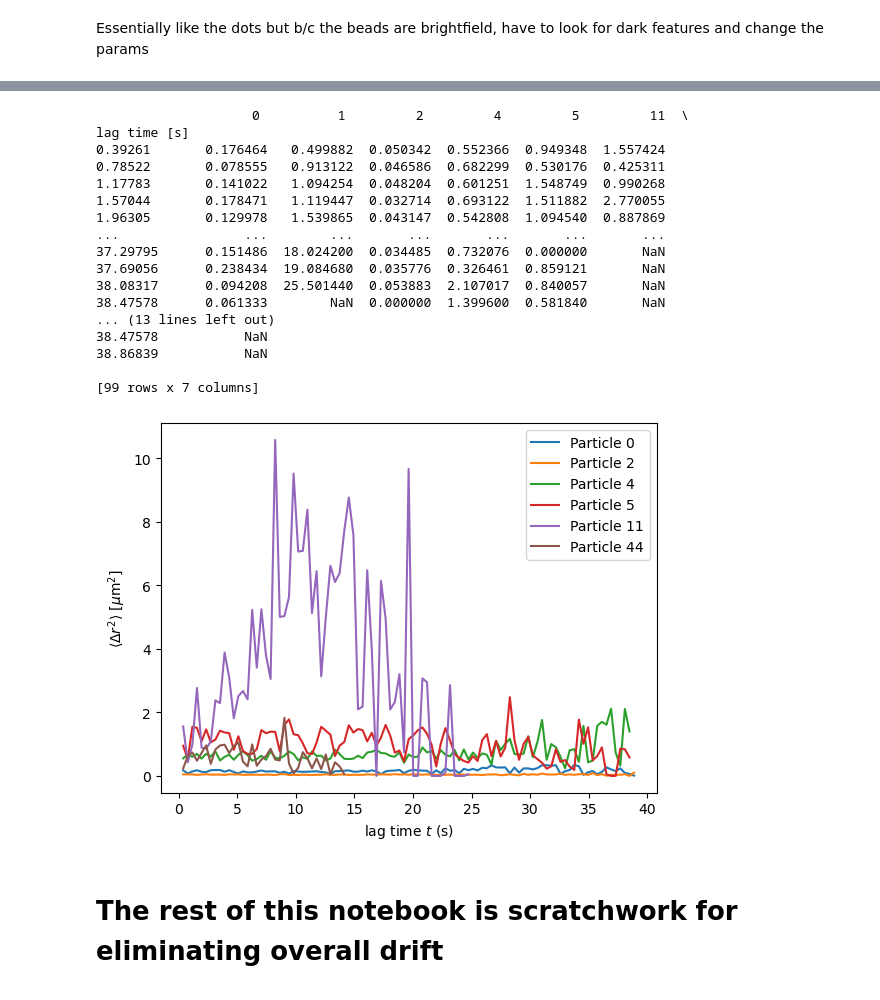
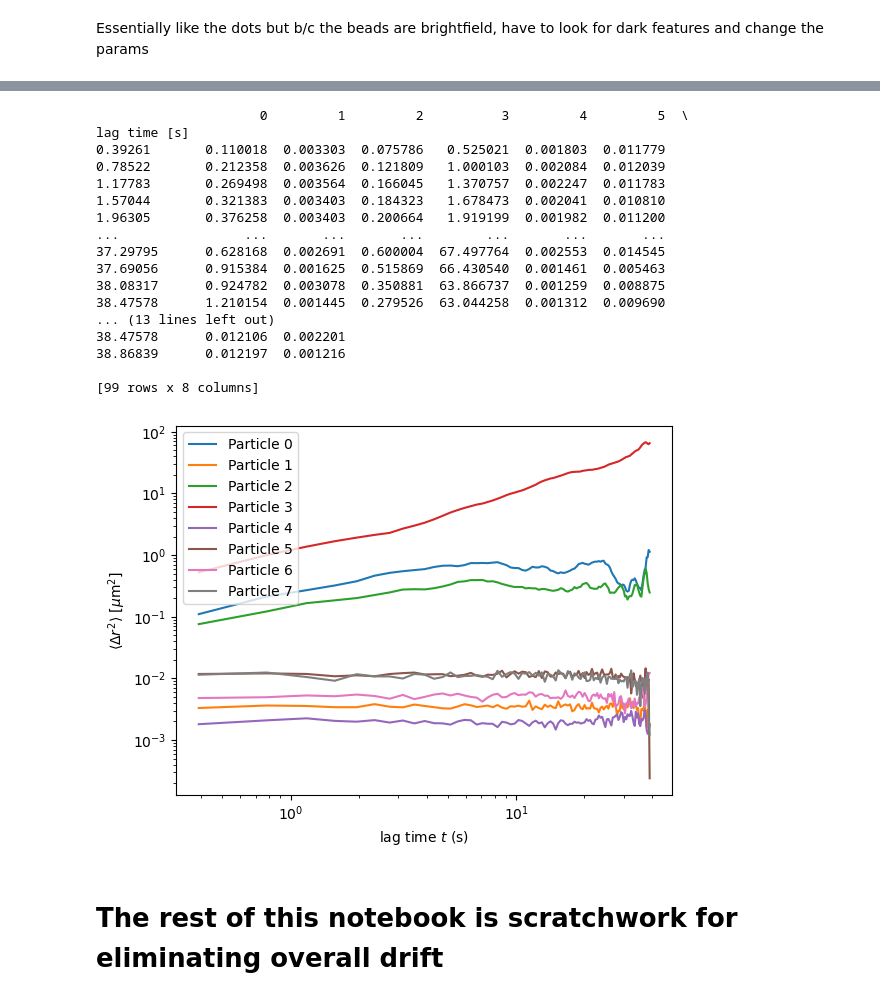
Before and after one commit to UW-Quantum-Defect-Lab/qdmodel, a Jupyter notebook: qdanalysis/andor_tracking_analysis.ipynb, the cells around one changed output, grey strips where cells are left out. Saved outputs shown, nothing was run; the diff lists cells and outputs as text; code cells hidden in the pictures.

```diff
--- a/qdanalysis/andor_tracking_analysis.ipynb
+++ b/qdanalysis/andor_tracking_analysis.ipynb
@@ -185,9 +186,9 @@ Using a radius of 5 px
 # %%
 # find the features for all frames
-features = tp.batch(frames, r, minmass=minmass, threshold=threshold, percentile = percentile)
+features = tp.batch(frames, r, minmass=minmass, threshold=threshold, percentile = percentile, invert = True)
 t = tp.link(features, 10, memory=5)
 # the value keeps only trajectories that last at least n frames
-t1 = tp.filter_stubs(t, 10)
+t1 = tp.filter_stubs(t, 5)
 # Compare the number of particles in the unfiltered and filtered data.
 print('Before:', t['particle'].nunique())
 print('After:', t1['particle'].nunique())
@@ -201,34 +203,34 @@ After: 7
 # %%
 im = tp.imsd(t1, micron_per_pixel, 1/data.CycleTime)  # microns per pixel = 100/285., frames per second = 24
 fig, ax = plt.subplots()
 for particle in im.columns:
-       if particle != 1:
+       if particle != 20:
               ax.plot(im.index, im[particle], label=f'Particle {particle}')  # black lines, semitransparent
 ax.set(ylabel=r'$\langle \Delta r^2 \rangle$ [$\mu$m$^2$]',
           xlabel='lag time $t$ (s)')
 ax.legend()
 print(im)
-# ax.set_xscale('log')
-# ax.set_yscale('log')
+ax.set_xscale('log')
+ax.set_yscale('log')
 # %% [output]
-                    0          1         2         4         5         11  \
+                     0         1         2          3         4         5  \
 lag time [s]
-0.39261       0.176464   0.499882  0.050342  0.552366  0.949348  1.557424
-0.78522       0.078555   0.913122  0.046586  0.682299  0.530176  0.425311
-1.17783       0.141022   1.094254  0.048204  0.601251  1.548749  0.990268
-1.57044       0.178471   1.119447  0.032714  0.693122  1.511882  2.770055
-1.96305       0.129978   1.539865  0.043147  0.542808  1.094540  0.887869
-...                ...        ...       ...       ...       ...       ...
-37.29795      0.151486  18.024200  0.034485  0.732076  0.000000       NaN
-37.69056      0.238434  19.084680  0.035776  0.326461  0.859121       NaN
-38.08317      0.094208  25.501440  0.053883  2.107017  0.840057       NaN
-38.47578      0.061333        NaN  0.000000  1.399600  0.581840       NaN
+0.39261       0.110018  0.003303  0.075786   0.525021  0.001803  0.011779
+0.78522       0.212358  0.003626  0.121809   1.000103  0.002084  0.012039
+1.17783       0.269498  0.003564  0.166045   1.370757  0.002247  0.011783
+1.57044       0.321383  0.003403  0.184323   1.678473  0.002041  0.010810
+1.96305       0.376258  0.003403  0.200664   1.919199  0.001982  0.011200
+...                ...       ...       ...        ...       ...       ...
+37.29795      0.628168  0.002691  0.600004  67.497764  0.002553  0.014545
+37.69056      0.915384  0.001625  0.515869  66.430540  0.001461  0.005463
+38.08317      0.924782  0.003078  0.350881  63.866737  0.001259  0.008875
+38.47578      1.210154  0.001445  0.279526  63.044258  0.001312  0.009690
 ... (13 lines left out)
-38.47578           NaN
-38.86839           NaN
+38.47578      0.012106  0.002201
+38.86839      0.012197  0.001216
 
-[99 rows x 7 columns]
+[99 rows x 8 columns]
-[figure, old version]
+[figure, new version]
 # %% [markdown]
 # The rest of this notebook is scratchwork for eliminating overall drift
 # %%
```
Also changed, not shown: parts of 6 cells of this notebook, 1 other file.
